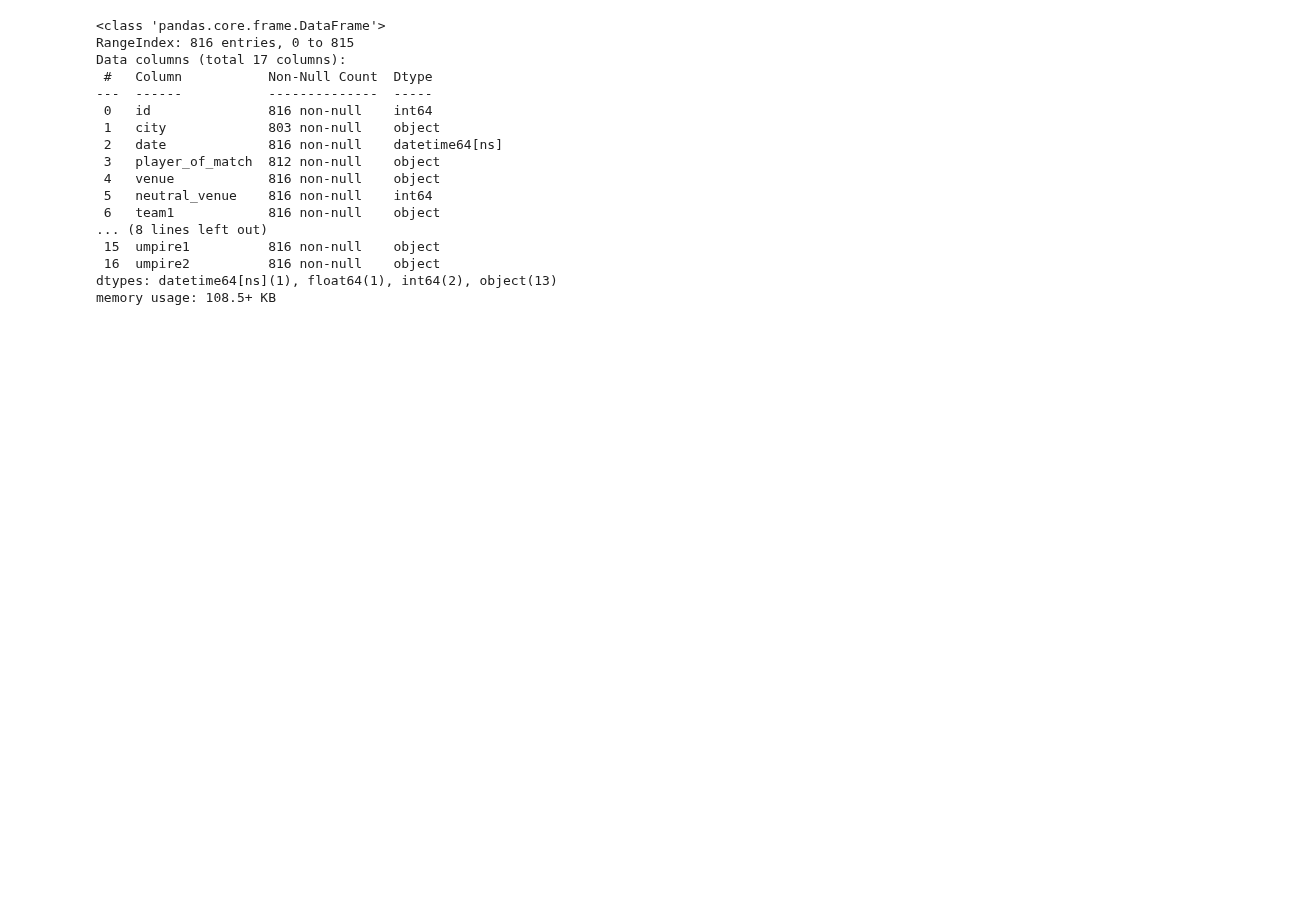
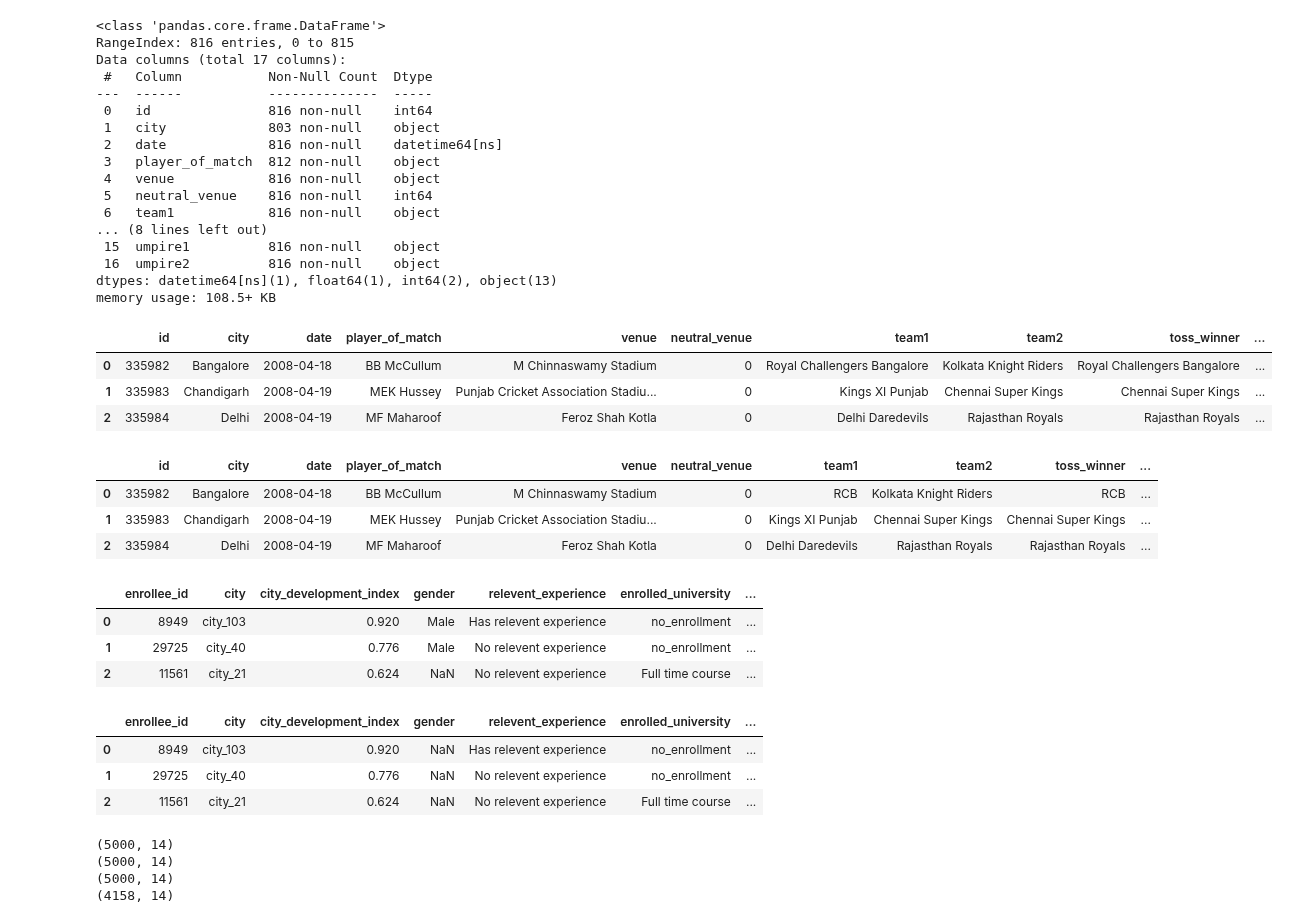
Before and after one commit to PK215012001/JupyterNotebooks, a Jupyter notebook: Data Analysis/DataAnalysis.ipynb, the cells around one changed output. Drawn from its saved outputs; the diff is of its cells as text; code cells hidden in the pictures; blank space fills up the shorter version.

Commit message:
added working with json and some more functionality in csv files

```diff
--- a/Data Analysis/DataAnalysis.ipynb
+++ b/Data Analysis/DataAnalysis.ipynb
@@ -229,3 +232,45 @@ Data columns (total 17 columns):
  16  umpire2          816 non-null    object
 dtypes: datetime64[ns](1), float64(1), int64(2), object(13)
 memory usage: 108.5+ KB
+# %%
+# we can apply some functions to the columns we want first only
+df = pd.read_csv('IPL Matches 2008-2020.csv')
+df.head(3)
+# %% [output]
+|  | id | city | date | player_of_match | venue | neutral_venue | team1 | team2 | toss_winner | ... |
+| 0 | 335982 | Bangalore | 2008-04-18 | BB McCullum | M Chinnaswamy Stadium | 0 | Royal Challengers Bangalore | Kolkata Knight Riders | Royal Challengers Bangalore | ... |
+| 1 | 335983 | Chandigarh | 2008-04-19 | MEK Hussey | Punjab Cricket Association Stadiu... | 0 | Kings XI Punjab | Chennai Super Kings | Chennai Super Kings | ... |
+| 2 | 335984 | Delhi | 2008-04-19 | MF Maharoof | Feroz Shah Kotla | 0 | Delhi Daredevils | Rajasthan Royals | Rajasthan Royals | ... |
+# %%
+# suppose we want to rename the column team1 where if name is Rcb full form, we want rcb short form
+def rename(name):
+    if (name == 'Royal Challengers Bangalore'):
+        return 'RCB'
+    else:
+        return name
+
+df = pd.read_csv('IPL Matches 2008-2020.csv', converters = {'team1': rename, 'team2': rename, 'winner': rename, 'toss_winner' : rename})
+df.head(3)
+# %% [output]
+|  | id | city | date | player_of_match | venue | neutral_venue | team1 | team2 | toss_winner | ... |
+| 0 | 335982 | Bangalore | 2008-04-18 | BB McCullum | M Chinnaswamy Stadium | 0 | RCB | Kolkata Knight Riders | RCB | ... |
+| 1 | 335983 | Chandigarh | 2008-04-19 | MEK Hussey | Punjab Cricket Association Stadiu... | 0 | Kings XI Punjab | Chennai Super Kings | Chennai Super Kings | ... |
+| 2 | 335984 | Delhi | 2008-04-19 | MF Maharoof | Feroz Shah Kotla | 0 | Delhi Daredevils | Rajasthan Royals | Rajasthan Royals | ... |
+# %%
+df = pd.read_csv('aug_train.csv')
+df.head(3)
+# %% [output]
+|  | enrollee_id | city | city_development_index | gender | relevent_experience | enrolled_university | ... |
+| 0 | 8949 | city_103 | 0.920 | Male | Has relevent experience | no_enrollment | ... |
+| 1 | 29725 | city_40 | 0.776 | Male | No relevent experience | no_enrollment | ... |
+| 2 | 11561 | city_21 | 0.624 | NaN | No relevent experience | Full time course | ... |
+# %%
+# sometimes null values are not clearly visible like cells will be empty or hyphen like that, we can specify what kind of values
+# should be considered as null vlaues before hand only, here for ex considering male as nan value in gender column
+df = pd.read_csv('aug_train.csv', na_values = ['Male'])
+df.head(3)
+# %% [output]
+|  | enrollee_id | city | city_development_index | gender | relevent_experience | enrolled_university | ... |
+| 0 | 8949 | city_103 | 0.920 | NaN | Has relevent experience | no_enrollment | ... |
+| 1 | 29725 | city_40 | 0.776 | NaN | No relevent experience | no_enrollment | ... |
+| 2 | 11561 | city_21 | 0.624 | NaN | No relevent experience | Full time course | ... |
@@ -231,0 +280,8 @@ memory usage: 108.5+ KB
+# %%
+for chunk in dfs:
+    print(chunk.shape)
+# %% [output]
+(5000, 14)
+(5000, 14)
+(5000, 14)
+(4158, 14)
```
Also changed, not shown: parts of 2 cells of this notebook, 2 other files.
